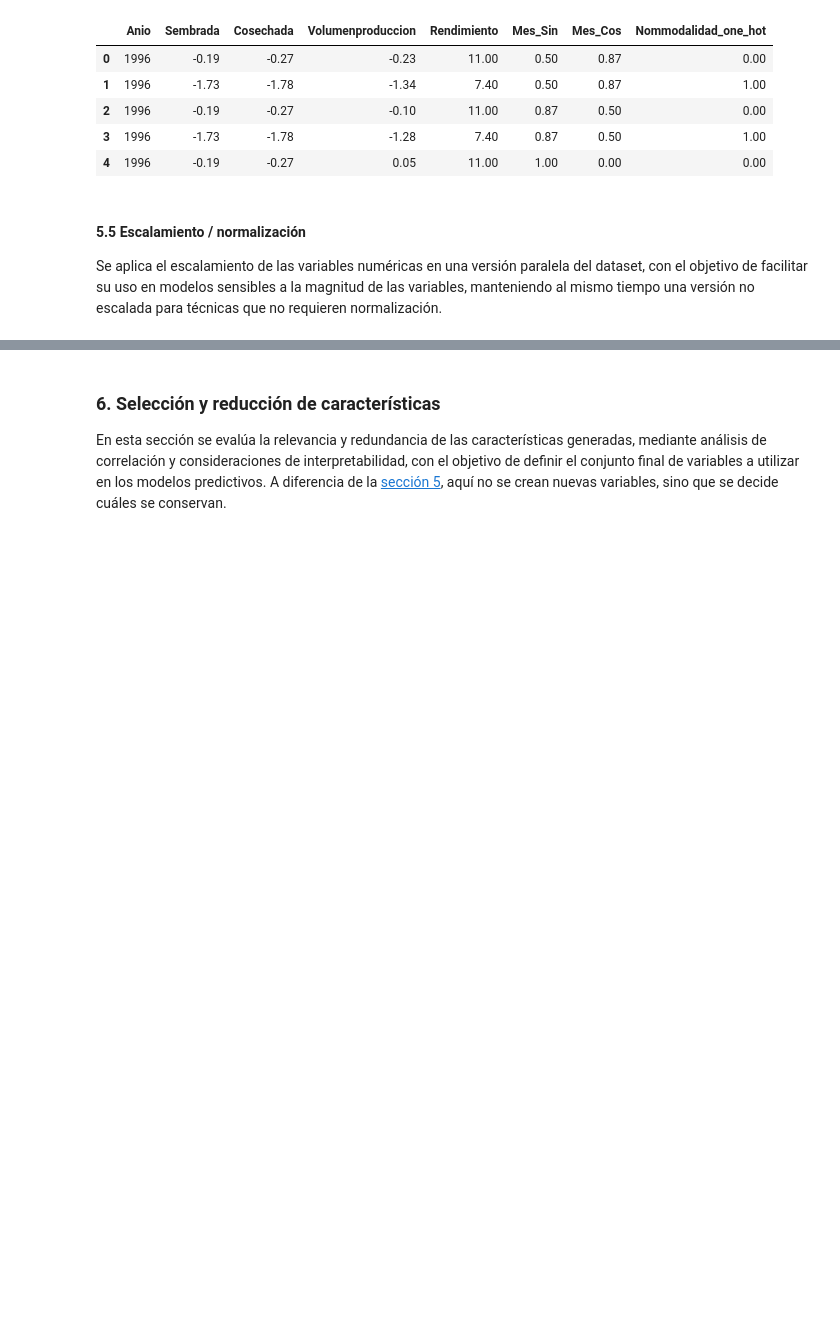
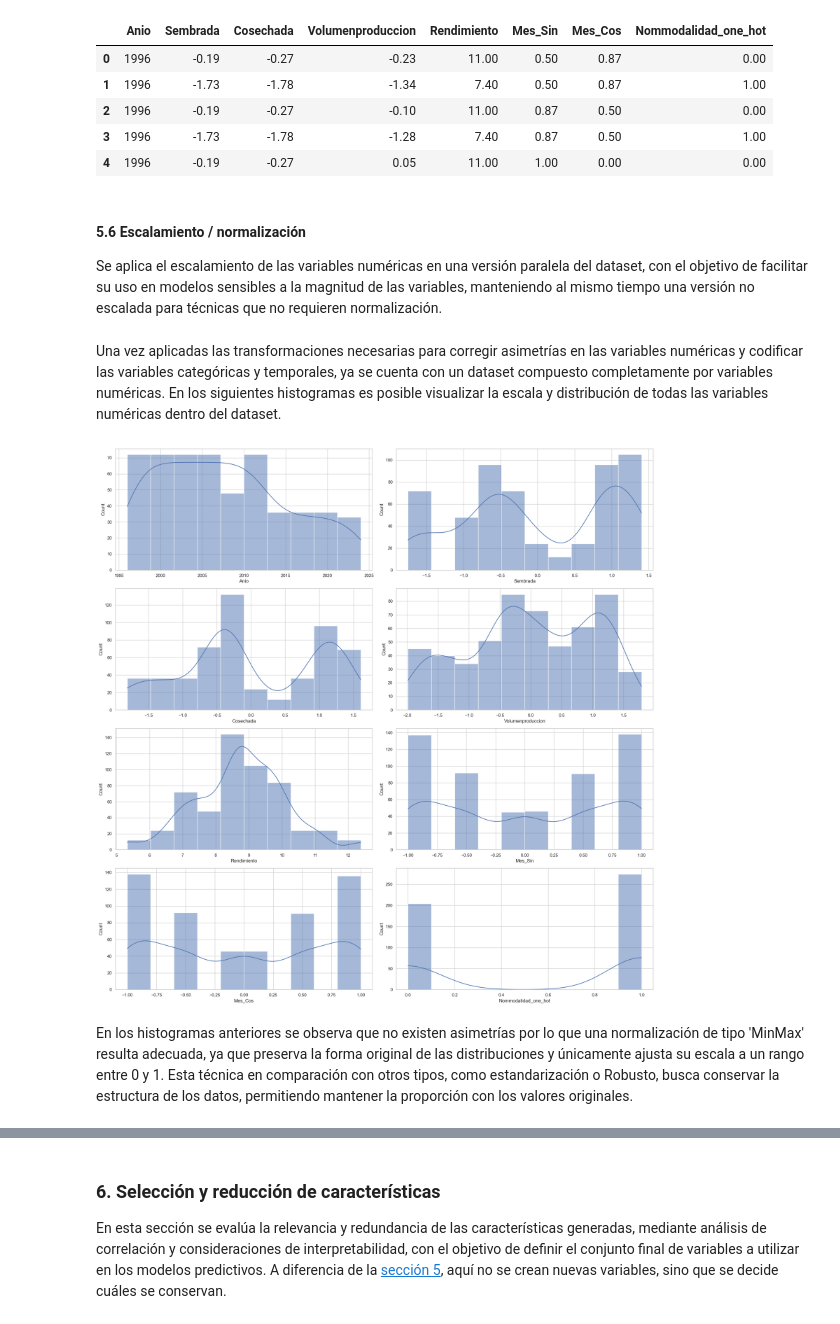
Before and after one commit to juan-pablo-lopez/tc5035-ene26-equipo29, a Jupyter notebook: Avance2.Equipo29.ipynb, the cells around one changed output, grey strips where cells are left out. Drawn from its saved outputs; the diff is of its cells as text; code cells hidden in the pictures; blank space fills up the shorter version.

```diff
--- a/Avance2.Equipo29.ipynb
+++ b/Avance2.Equipo29.ipynb
@@ -820,8 +830,26 @@ df_fe.head()
 | 3 | 1996 | -1.73 | -1.78 | -1.28 | 7.40 | 0.87 | 0.50 | 1.00 |
 | 4 | 1996 | -0.19 | -0.27 | 0.05 | 11.00 | 1.00 | 0.00 | 0.00 |
 # %% [markdown]
-#### 5.5 Escalamiento / normalización
+#### 5.6 Escalamiento / normalización
 
 Se aplica el escalamiento de las variables numéricas en una versión paralela del dataset, con el objetivo de facilitar su uso en modelos sensibles a la magnitud de las variables, manteniendo al mismo tiempo una versión no escalada para técnicas que no requieren normalización.
+# %% [markdown]
+Una vez aplicadas las transformaciones necesarias para corregir asimetrías en las variables numéricas y codificar las variables categóricas y temporales, ya se cuenta con un dataset compuesto completamente por variables numéricas. En los siguientes histogramas es posible visualizar la escala y distribución de todas las variables numéricas dentro del dataset.
 # %%
-# Código
+# Variables numéricas del dataset
+num_cols = [ "Anio", "Sembrada", "Cosechada", "Volumenproduccion", "Rendimiento", "Mes_Sin", "Mes_Cos", "Nommodalidad_one_hot"]
+
+# Histogramas con variables numéricas
+figure, axis = plt.subplots(4, 2, figsize=(20,20))
+axis = axis.ravel()
+
+for col, ax in zip(num_cols, axis):
+    sns.histplot(x=df_fe[col], bins=10, kde=True, ax=ax)
+    ax.set(xlabel=col)
+
+plt.tight_layout()
+plt.show()
+# %% [output]
+[figure, added]
+# %% [markdown]
+En los histogramas anteriores se observa que no existen asimetrías por lo que una normalización de tipo 'MinMax' resulta adecuada, ya que preserva la forma original de las distribuciones y únicamente ajusta su escala a un rango entre 0 y 1. Esta técnica en comparación con otros tipos, como estandarización o Robusto, busca conservar la estructura de los datos, permitiendo mantener la proporción con los valores originales.
```
Also changed, not shown: parts of 12 cells of this notebook.
